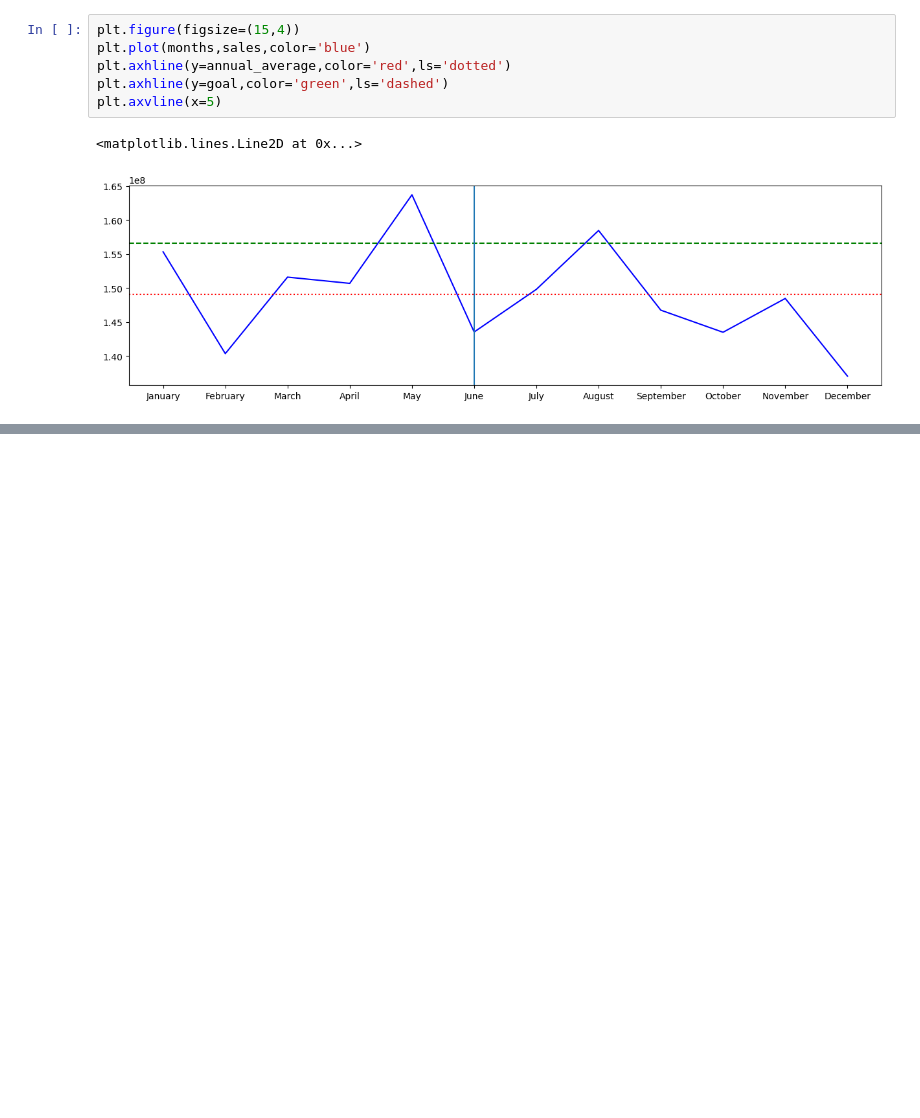
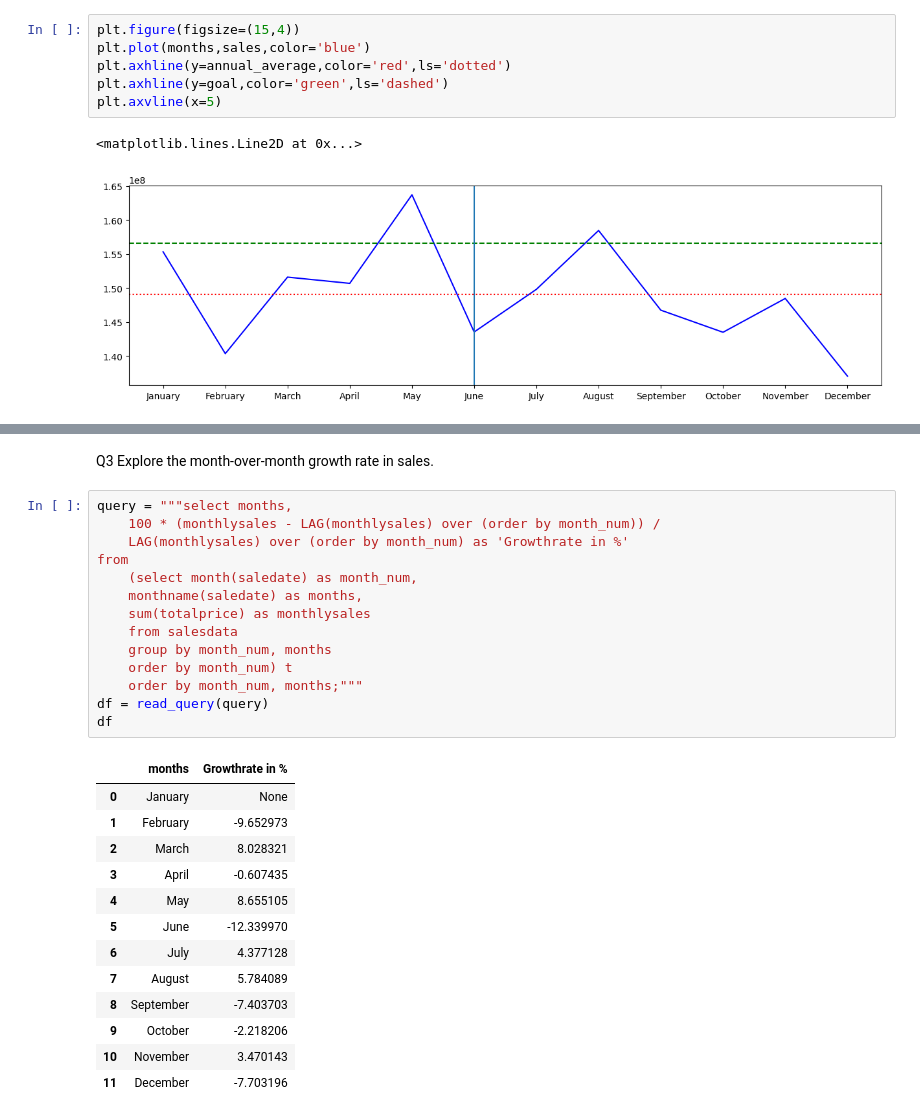
Before and after one commit to Yaashwant99/Ecommerce_analysis, a Jupyter notebook: swiftmarket.ipynb, the cells around one changed output, grey strips where cells are left out. Cells and saved outputs as stored; diff of their text form; blank space fills up the shorter version.

```diff
--- a/swiftmarket.ipynb
+++ b/swiftmarket.ipynb
@@ -228,0 +272,30 @@ plt.axvline(x=5)
+# %% [markdown]
+Q3 Explore the month-over-month growth rate in sales.
+# %%
+query = """select months,
+    100 * (monthlysales - LAG(monthlysales) over (order by month_num)) /
+    LAG(monthlysales) over (order by month_num) as 'Growthrate in %'
+from
+    (select month(saledate) as month_num,
+    monthname(saledate) as months,
+    sum(totalprice) as monthlysales
+    from salesdata
+    group by month_num, months
+    order by month_num) t
+    order by month_num, months;"""
+df = read_query(query)
+df
+# %% [output]
+|  | months | Growthrate in % |
+| 0 | January | None |
+| 1 | February | -9.652973 |
+| 2 | March | 8.028321 |
+| 3 | April | -0.607435 |
+| 4 | May | 8.655105 |
+| 5 | June | -12.339970 |
+| 6 | July | 4.377128 |
+| 7 | August | 5.784089 |
+| 8 | September | -7.403703 |
+| 9 | October | -2.218206 |
+| 10 | November | 3.470143 |
+| 11 | December | -7.703196 |
```
Also changed, not shown: parts of 5 cells of this notebook.
